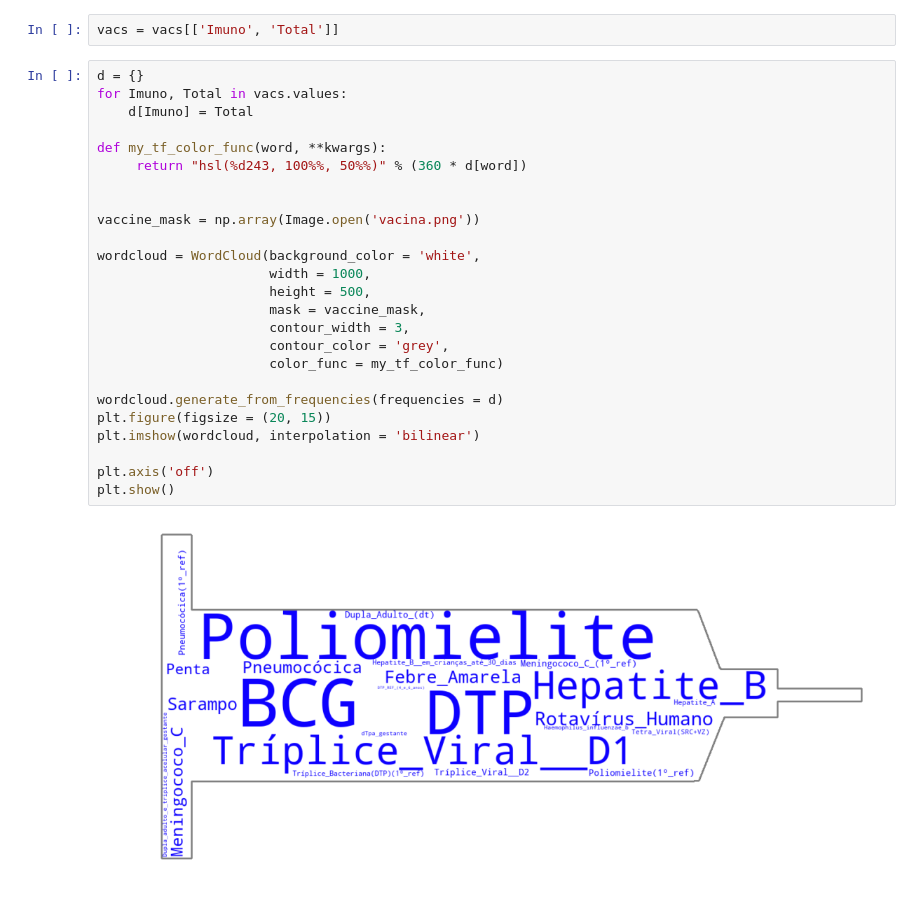
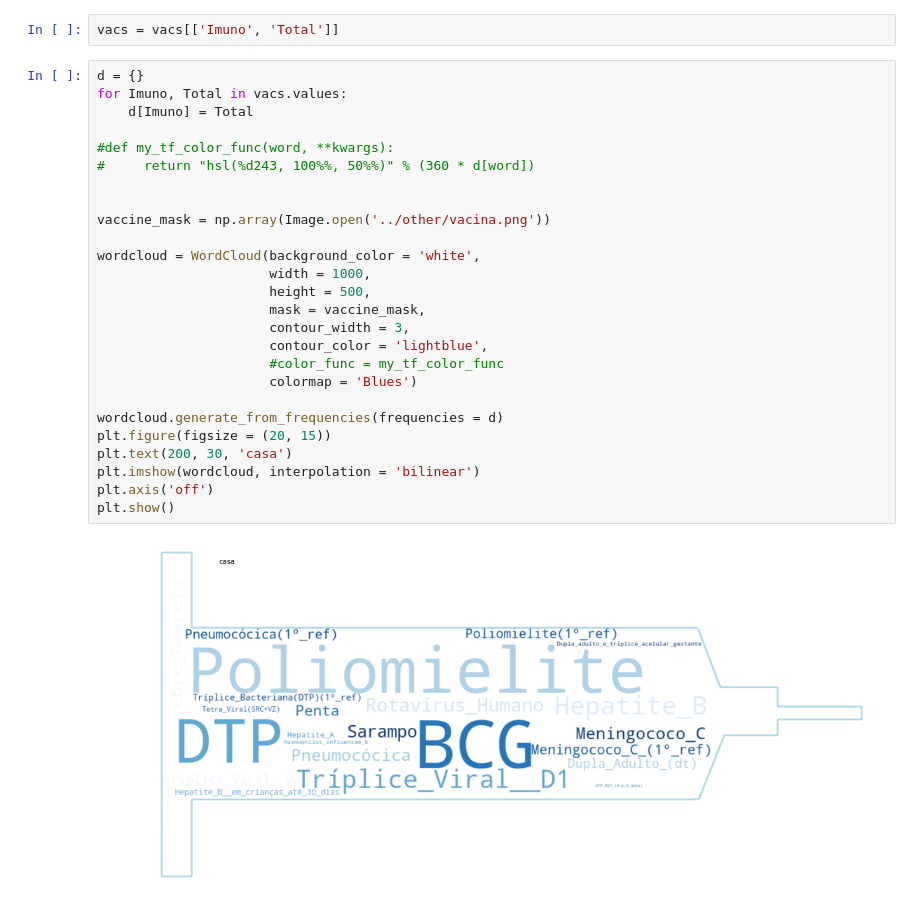
Before and after one commit to diascarolina/vacinacao-geral-no-brasil, a Jupyter notebook: notebooks/teste.ipynb, the cells around one changed output. Cells and saved outputs as stored; diff of their text form.

```diff
--- a/notebooks/teste.ipynb
+++ b/notebooks/teste.ipynb
@@ -43,27 +43,28 @@ vacs = vacs[['Imuno', 'Total']]
 # %%
 d = {}
 for Imuno, Total in vacs.values:
     d[Imuno] = Total
 
-def my_tf_color_func(word, **kwargs):
-     return "hsl(%d243, 100%%, 50%%)" % (360 * d[word])
+#def my_tf_color_func(word, **kwargs):
+#     return "hsl(%d243, 100%%, 50%%)" % (360 * d[word])
 
 
-vaccine_mask = np.array(Image.open('vacina.png'))
+vaccine_mask = np.array(Image.open('../other/vacina.png'))
 
 wordcloud = WordCloud(background_color = 'white',
                       width = 1000,
                       height = 500,
                       mask = vaccine_mask,
                       contour_width = 3,
-                      contour_color = 'grey',
-                      color_func = my_tf_color_func)
+                      contour_color = 'lightblue',
+                      #color_func = my_tf_color_func
+                      colormap = 'Blues')
 
 wordcloud.generate_from_frequencies(frequencies = d)
 plt.figure(figsize = (20, 15))
+plt.text(200, 30, 'casa')
 plt.imshow(wordcloud, interpolation = 'bilinear')
-
 plt.axis('off')
 plt.show()
 # %% [output]
-[figure, old version]
+[figure, new version]
```
Also changed, not shown: parts of 1 cell of this notebook, 12 other files.
